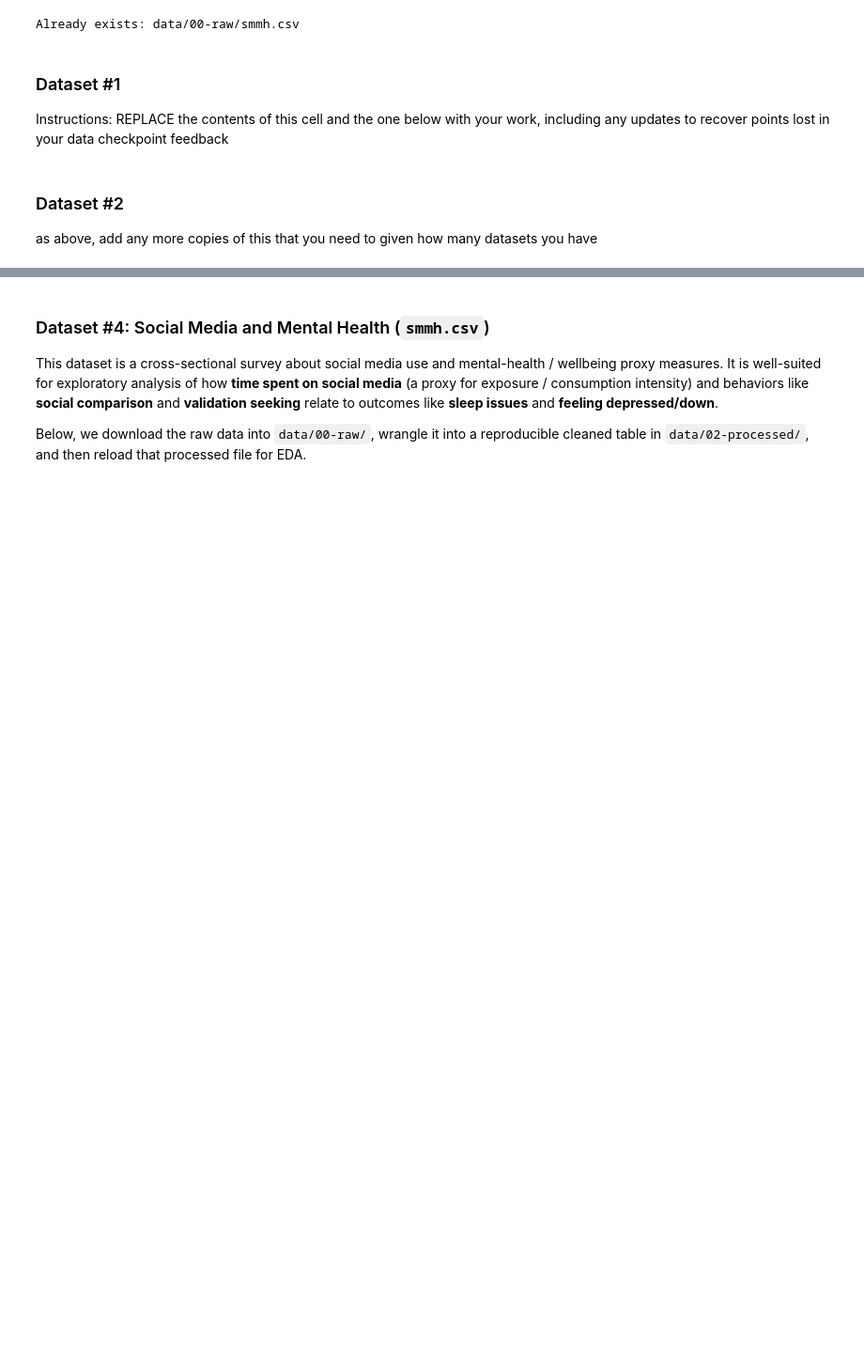
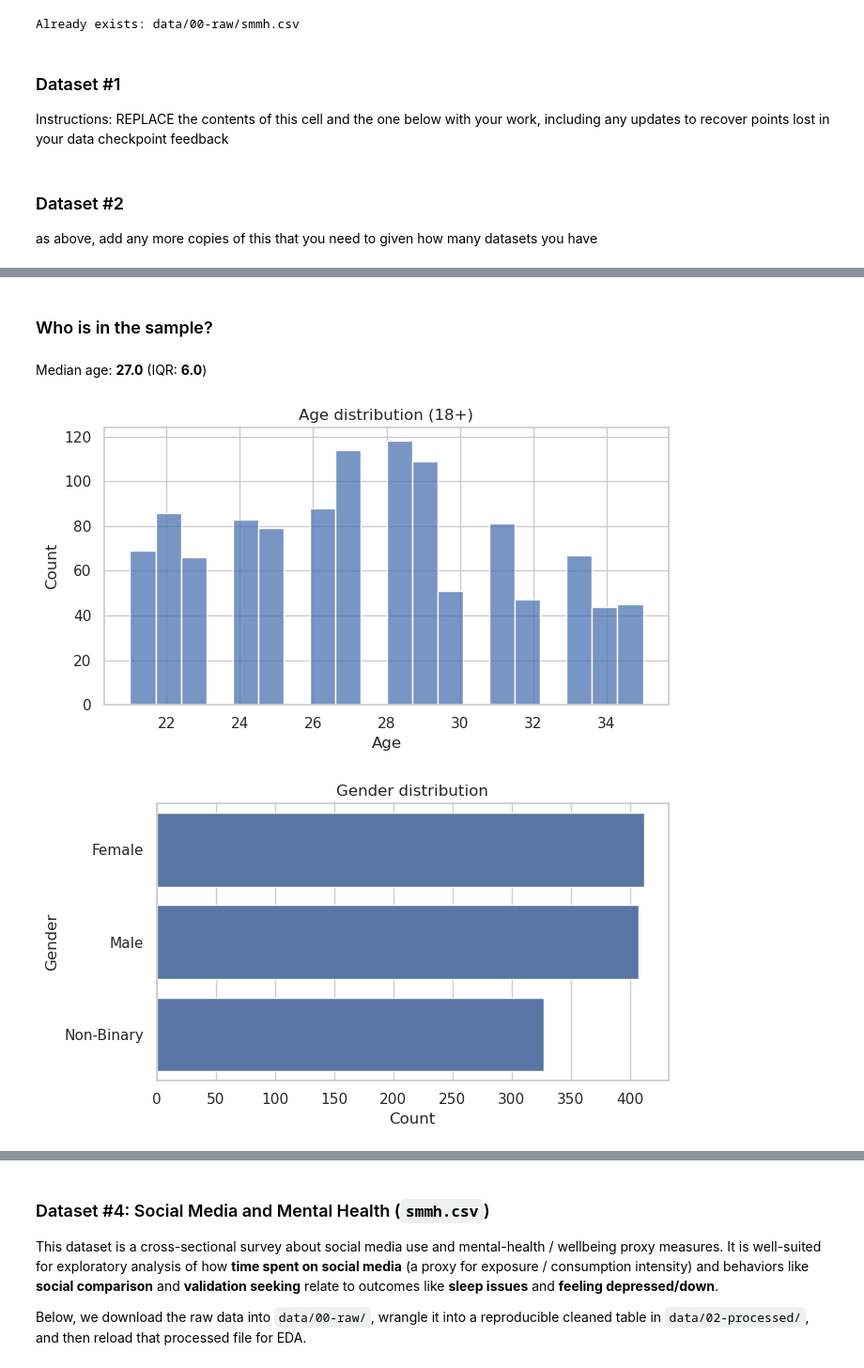
Before and after one commit to COGS108/Group148_WI26, a Jupyter notebook: 02-EDACheckpoint.ipynb, the cells around one changed output, grey strips where cells are left out. Shown at 94% size. Drawn from its saved outputs; the diff is of its cells as text; code cells hidden in the pictures; blank space fills up the shorter version.

```diff
--- a/02-EDACheckpoint.ipynb
+++ b/02-EDACheckpoint.ipynb
@@ -139,0 +314,41 @@ Instructions: REPLACE the contents of this cell and the one below with your work
+# %%
+display(Markdown("### Who is in the sample?"))
+
+# Standardize gender labels
+df["Gender"] = df["Gender"].replace({
+    "Non-binary": "Non-Binary",
+    "Non Binary": "Non-Binary"
+})
+
+# Keep only valid gender categories for plotting
+valid_genders = ["Male", "Female", "Non-Binary"]
+gender_df = df[df["Gender"].isin(valid_genders)].copy()
+
+# Age summary
+age_med = float(df["Age"].median())
+age_iqr = float(df["Age"].quantile(0.75) - df["Age"].quantile(0.25))
+display(Markdown(f"Median age: **{age_med:.1f}** (IQR: **{age_iqr:.1f}**)"))
+
+plt.figure(figsize=(7, 4))
+sns.histplot(df["Age"].dropna(), bins=20)
+plt.title("Age distribution (18+)")
+plt.xlabel("Age")
+plt.ylabel("Count")
+plt.tight_layout()
+plt.show()
+
+# Gender plot (use gender_df)
+gender_order = gender_df["Gender"].value_counts().index
+
+plt.figure(figsize=(7, 4))
+sns.countplot(data=gender_df, y="Gender", order=gender_order)
+plt.title("Gender distribution")
+plt.xlabel("Count")
+plt.ylabel("Gender")
+plt.tight_layout()
+plt.show()
+# %% [output]
+### Who is in the sample?
+Median age: **27.0** (IQR: **6.0**)
+[figure, added]
+[figure, added]
```
Also changed, not shown: parts of 16 cells of this notebook.
